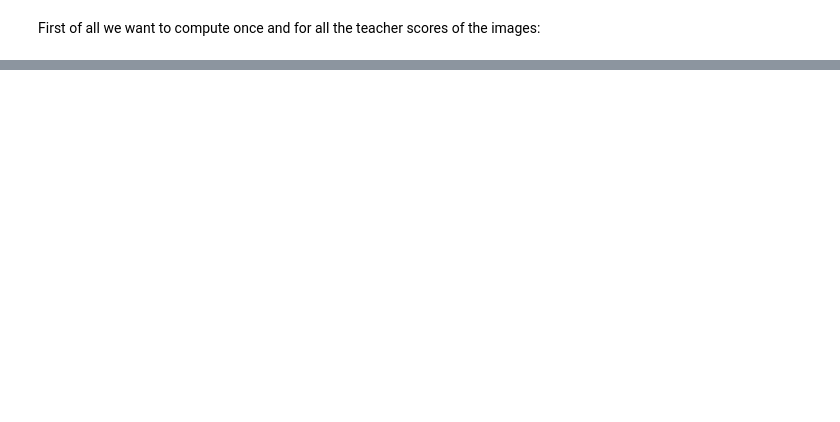
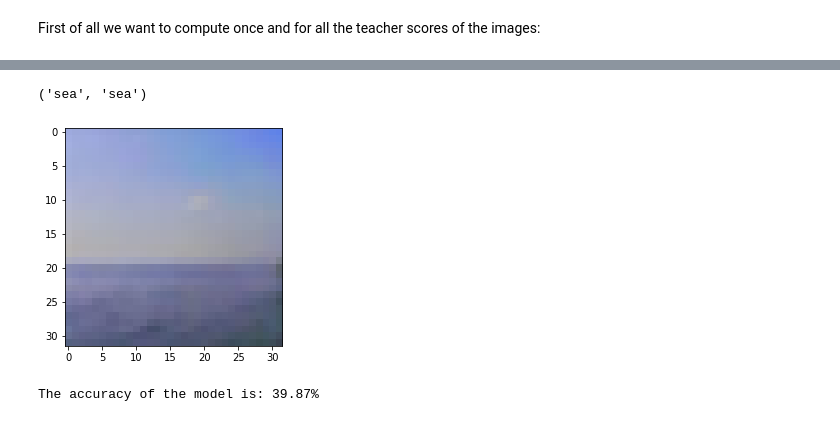
Before and after one commit to MatteoGioia/ViT2MLPMixerKD, a Jupyter notebook: ViT2MLPKD.ipynb, the cells around one changed output, grey strips where cells are left out. Cells and saved outputs as stored; diff of their text form; code cells hidden in the pictures; blank space fills up the shorter version.

```diff
--- a/ViT2MLPKD.ipynb
+++ b/ViT2MLPKD.ipynb
@@ -117,11 +148,17 @@ Predicted: lion
 [figure]
 # %%
 #@title Quantitative result: Accuracy
+'''
+Warning: this cell takes 15min to be executed (on GPU).
+Anyway, after the execution we verified that the accuracy is the same.
+'''
+'''
 correct = 0
 for i in tqdm(range(len(dataset))):
-    pr_label = predict(dataset[i][0], only_label=True)
+    pr_label = predict(dataset[i][0], teacher, feature_extractor)
     gt_label = dataset[i][1]
     if pr_label == gt_label:
         correct += 1
 accuracy = round(correct*100 / len(dataset),2)
 print(f"The accuracy of the model for the dataset {tuned_on} is: {accuracy}%")
+'''
@@ -265,0 +264,11 @@ tensor(1., grad_fn=<SumBackward0>)
+# %%
+#@title [Timm](https://huggingface.co/docs/timm/index) implementation
+import timm
+student = timm.models.mlp_mixer.MlpMixer(num_classes = 100,
+                     img_size = 32,
+                     in_chans = 3,
+                     patch_size = 4,
+                     num_blocks = 8,
+                     embed_dim = 512,
+                     ).to(device)
+print('Trainable Parameters: %.3fM' % count_params(student))
@@ -266 +328,3 @@ tensor(1., grad_fn=<SumBackward0>)
+# %%
+student = LitMixer(student,distillating = True)
 # %% [markdown]
@@ -333,0 +390,6 @@ dataset = DistillDataset(cifar100_train_tensors,
+# %%
+dataset = DistillDataset(cifar100_train,
+                         "teacher_labels/cifar100.pt")
+train_len = int(0.85 * len(dataset))
+val_len = len(dataset) - train_len
+train_dataset, val_dataset = torch.utils.data.random_split(dataset, lengths = [train_len, val_len])
@@ -385,0 +472,24 @@ Current batch loss:  tensor(4.5964, grad_fn=<DivBackward1>)
+# %%
+#@title {run : 'auto'}
+i = 19 #@param{type : "integer"}
+image, gt, teacher_gt = dataset[i]
+image_pixels = torchvision.transforms.functional.to_pil_image(image)
+plt.imshow(image_pixels)
+pr = student(image.to(device).unsqueeze(0).float())
+#print(pr)
+dataset.dataset.classes[gt],  dataset.dataset.classes[pr.argmax().item()]
+# %% [output]
+('sea', 'sea')
+[figure, added]
+# %%
+correct = 0
+for i in tqdm(range(len(cifar100_test))):
+    im = torchvision.transforms.functional.pil_to_tensor(cifar100_test[i][0])
+    pr_label = predict(im.unsqueeze(0).float().to(device), student)
+    gt_label = cifar100_test[i][1]
+    if pr_label == gt_label:
+        correct += 1
+accuracy = round(correct*100 / len(cifar100_test),2)
+print(f"The accuracy of the model is: {accuracy}%")
+# %% [output]
+The accuracy of the model is: 39.87%
```
Also changed, not shown: parts of 32 cells of this notebook.
